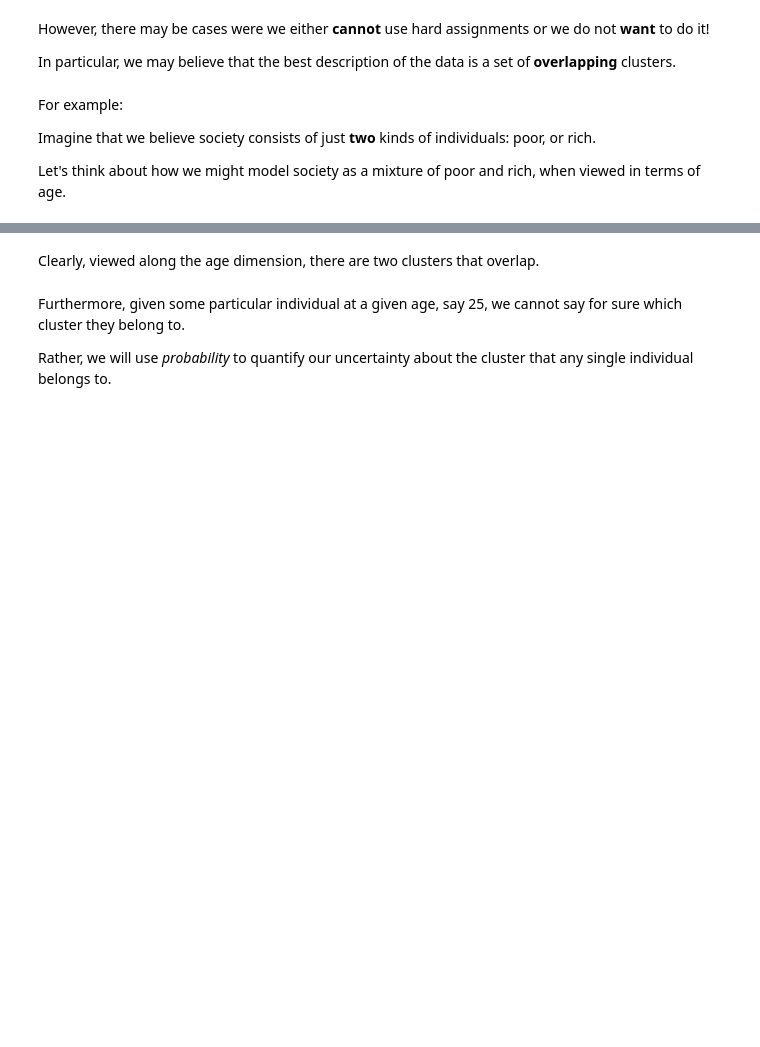
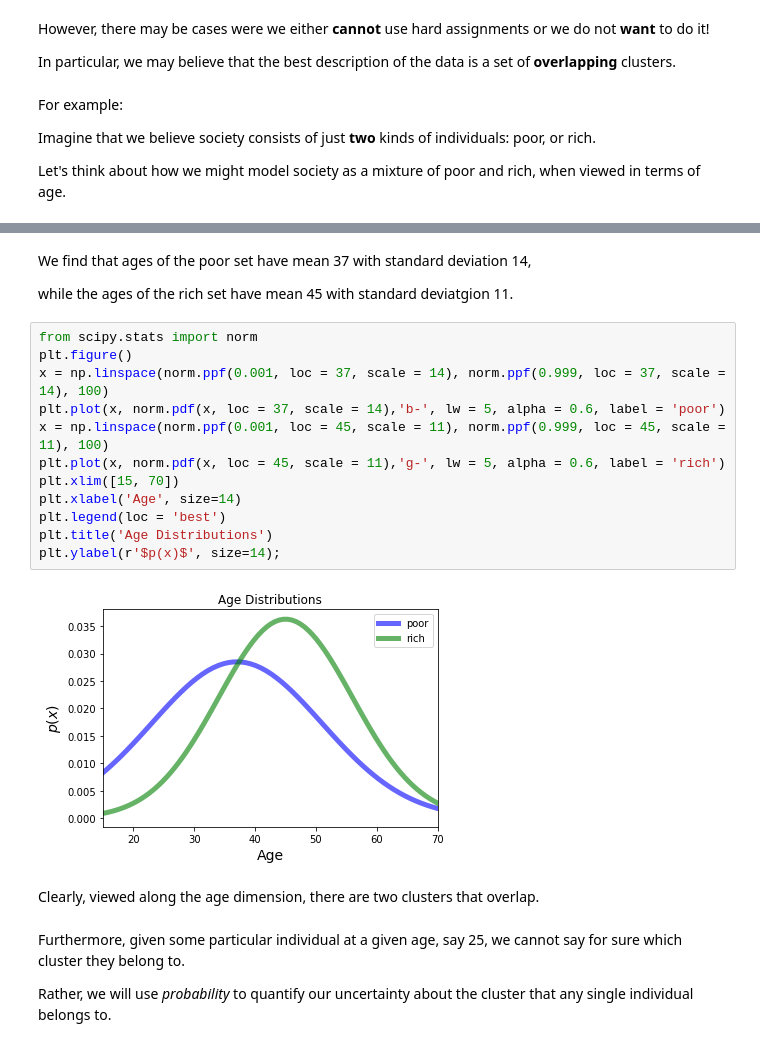
Before and after one commit to mcrovella/CS506-Computational-Tools-for-Data-Science, a Jupyter notebook: 09-Clustering-IV-GMM-EM.ipynb, the cells around one changed output, grey strips where cells are left out. Saved outputs shown, nothing was run; the diff lists cells and outputs as text; blank space fills up the shorter version.

```diff
--- a/09-Clustering-IV-GMM-EM.ipynb
+++ b/09-Clustering-IV-GMM-EM.ipynb
@@ -40,3 +51,21 @@ Let's think about how we might model society as a mixture of poor and rich, when
+# %% [markdown]
+We find that ages of the poor set have mean 37 with standard deviation 14,
+
+while the ages of the rich set have mean 45 with standard deviatgion 11.
+# %%
+from scipy.stats import norm
+plt.figure()
+x = np.linspace(norm.ppf(0.001, loc = 37, scale = 14), norm.ppf(0.999, loc = 37, scale = 14), 100)
+plt.plot(x, norm.pdf(x, loc = 37, scale = 14),'b-', lw = 5, alpha = 0.6, label = 'poor')
+x = np.linspace(norm.ppf(0.001, loc = 45, scale = 11), norm.ppf(0.999, loc = 45, scale = 11), 100)
+plt.plot(x, norm.pdf(x, loc = 45, scale = 11),'g-', lw = 5, alpha = 0.6, label = 'rich')
+plt.xlim([15, 70])
+plt.xlabel('Age', size=14)
+plt.legend(loc = 'best')
+plt.title('Age Distributions')
+plt.ylabel(r'$p(x)$', size=14);
+# %% [output]
+[figure, added]
 # %% [markdown]
 Clearly, viewed along the age dimension, there are two clusters that overlap.
 # %% [markdown]
```
Also changed, not shown: parts of 48 cells of this notebook.
